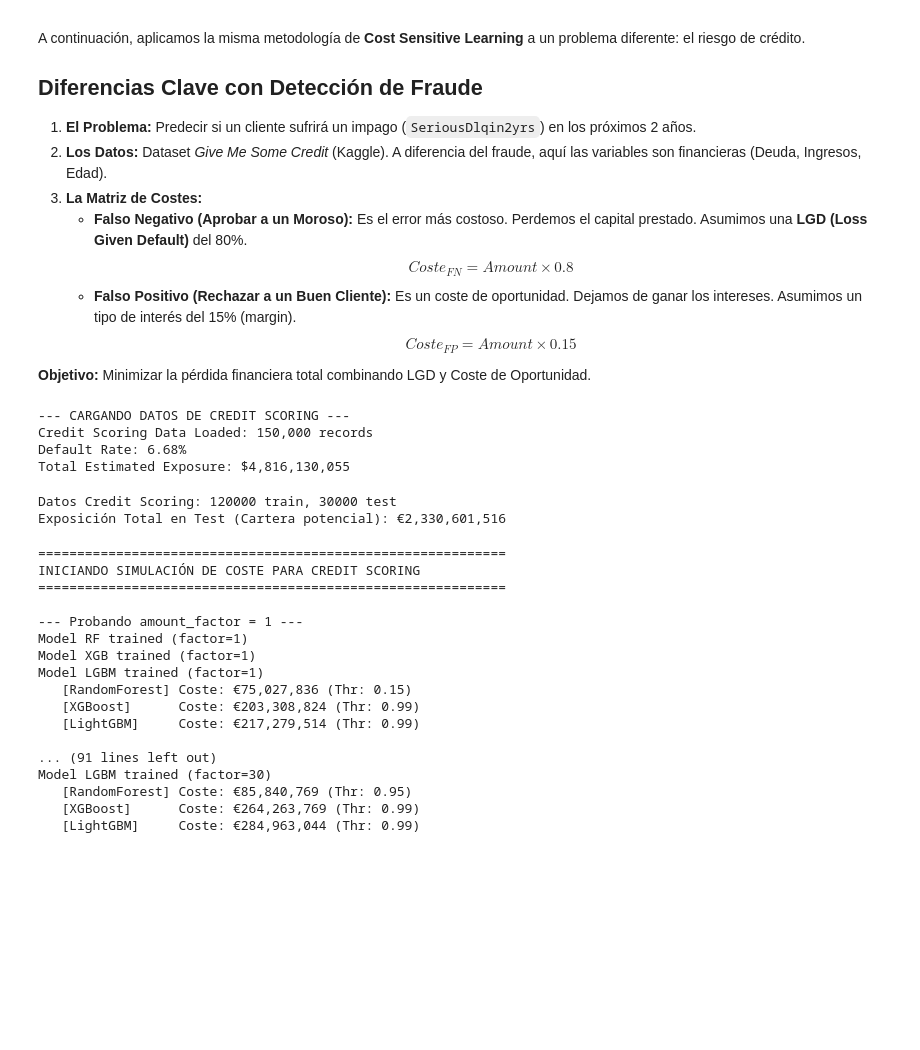
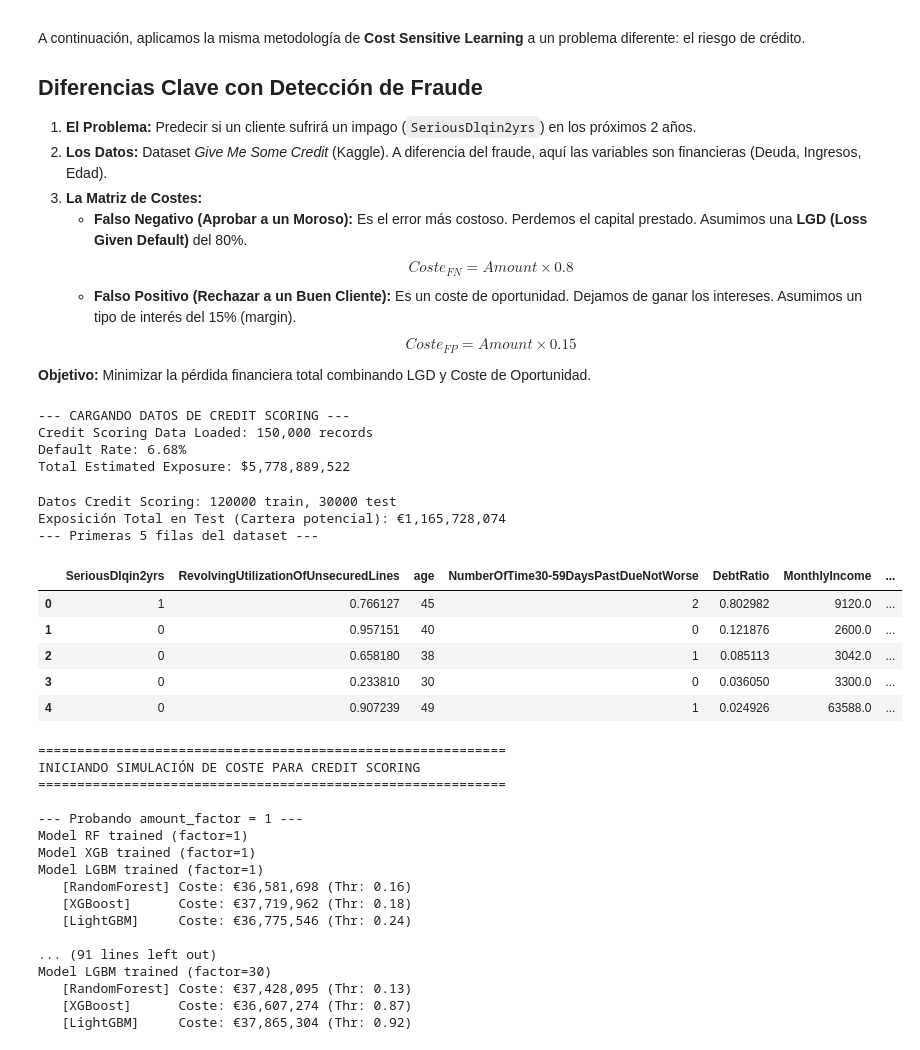
Before and after one commit to AlejandroJB18/tfg_info_deteccion_fraude, a Jupyter notebook: notebooks/analisis_financiero.ipynb, the cells around one changed output. Saved outputs shown, nothing was run; the diff lists cells and outputs as text; code cells hidden in the pictures; blank space fills up the shorter version.

```diff
--- a/notebooks/analisis_financiero.ipynb
+++ b/notebooks/analisis_financiero.ipynb
@@ -320,47 +293,40 @@ A continuación, aplicamos la misma metodología de **Cost Sensitive Learning**
 
 **Objetivo:** Minimizar la pérdida financiera total combinando LGD y Coste de Oportunidad.
 # %%
-# ==========================================
-# PARTE 2: CREDIT SCORING (Give Me Some Credit)
-# ==========================================
-
-from src.load_data import load_credit_scoring_data
-
-# 1. Cargar y Preparar Datos
 print("\n--- CARGANDO DATOS DE CREDIT SCORING ---")
 df_cs, X_cs, y_cs = load_credit_scoring_data('../data/cs-training.csv')
+
+loan_amounts = X_cs['Amount']
 # %% [output]
 --- CARGANDO DATOS DE CREDIT SCORING ---
 Credit Scoring Data Loaded: 150,000 records
 Default Rate: 6.68%
-Total Estimated Exposure: $4,816,130,055
+Total Estimated Exposure: $5,778,889,522
-# %%
-# 2. Simular 'Monto del Préstamo' (Loan Amount)
-# Asumimos una política conservadora: Préstamo = 12 meses de sueldo (o la mediana si es nulo)
-median_income = X_cs['MonthlyIncome'].median()
-# Llenamos nulos solo para el cálculo del monto (el modelo manejará nulos aparte si es necesario)
-incomes = X_cs['MonthlyIncome'].fillna(median_income)
-loan_amounts = incomes * 12
 # %%
 # 3. Split Train/Test (Llevándonos el monto simulado)
 # Es vital usar los mismos índices para X, y, y loan_amounts
 X_train_cs, X_test_cs, y_train_cs, y_test_cs, amt_train_cs, amt_test_cs = train_test_split(
     X_cs, y_cs, loan_amounts, test_size=0.2, stratify=y_cs, random_state=42
 )
 
 print(f"Datos Credit Scoring: {len(X_train_cs)} train, {len(X_test_cs)} test")
 print(f"Exposición Total en Test (Cartera potencial): €{amt_test_cs.sum():,.0f}")
 
-# Escenario de Negocio para la Evaluación
-SCENARIO_LGD = 0.80       # Si impagan, perdemos el 80% del capital
-SCENARIO_INTEREST = 0.15  # Si pagan, ganamos un 15% de intereses
+# Mostramos las primeras 5 filas para verificar que se cargó bien
+print("--- Primeras 5 filas del dataset ---")
+display(df_cs.head())
 # %% [output]
 Datos Credit Scoring: 120000 train, 30000 test
-Exposición Total en Test (Cartera potencial): €2,330,601,516
+Exposición Total en Test (Cartera potencial): €1,165,728,074
+--- Primeras 5 filas del dataset ---
+|  | SeriousDlqin2yrs | RevolvingUtilizationOfUnsecuredLines | age | NumberOfTime30-59DaysPastDueNotWorse | DebtRatio | MonthlyIncome | ... |
+| 0 | 1 | 0.766127 | 45 | 2 | 0.802982 | 9120.0 | ... |
+| 1 | 0 | 0.957151 | 40 | 0 | 0.121876 | 2600.0 | ... |
+| 2 | 0 | 0.658180 | 38 | 1 | 0.085113 | 3042.0 | ... |
+| 3 | 0 | 0.233810 | 30 | 0 | 0.036050 | 3300.0 | ... |
+| 4 | 0 | 0.907239 | 49 | 1 | 0.024926 | 63588.0 | ... |
 # %%
-# --- 3. EXPERIMENTO: COMPARATIVA DE MODELOS Y FACTORES ---
-from src.evaluate import best_threshold_credit
-
+modelos_lista = ['rf', 'xgb', 'lgbm']
 
 # Factores de penalización a probar (cuánto peso damos a los importes altos en el entrenamiento)
 # En Credit Scoring el desbalance es menor que en fraude, así que probamos un rango más corto.
@@ -393,9 +359,9 @@ for f in cs_factors:
     lgbm_prob = lgbm.predict_proba(X_test_cs)[:, 1]
 
     # 3. Evaluar financieramente (usando la nueva función de coste de crédito)
-    rf_thr, rf_cost = best_threshold_credit(y_test_cs, rf_prob, amt_test_cs, LGD=SCENARIO_LGD, interest_rate=SCENARIO_INTEREST)
-    xgb_thr, xgb_cost = best_threshold_credit(y_test_cs, xgb_prob, amt_test_cs, LGD=SCENARIO_LGD, interest_rate=SCENARIO_INTEREST)
-    lgbm_thr, lgbm_cost = best_threshold_credit(y_test_cs, lgbm_prob, amt_test_cs, LGD=SCENARIO_LGD, interest_rate=SCENARIO_INTEREST)
+    rf_thr, rf_cost = best_threshold_credit(y_test_cs, rf_prob, amt_test_cs, )
+    xgb_thr, xgb_cost = best_threshold_credit(y_test_cs, xgb_prob, amt_test_cs)
+    lgbm_thr, lgbm_cost = best_threshold_credit(y_test_cs, lgbm_prob, amt_test_cs)
 
     # 4. Guardar resultados
     results['rf']['costs'].append(rf_cost)
@@ -418,15 +384,15 @@ INICIANDO SIMULACIÓN DE COSTE PARA CREDIT SCORING
 Model RF trained (factor=1)
 Model XGB trained (factor=1)
 Model LGBM trained (factor=1)
-   [RandomForest] Coste: €75,027,836 (Thr: 0.15)
-   [XGBoost]      Coste: €203,308,824 (Thr: 0.99)
-   [LightGBM]     Coste: €217,279,514 (Thr: 0.99)
+   [RandomForest] Coste: €36,581,698 (Thr: 0.16)
+   [XGBoost]      Coste: €37,719,962 (Thr: 0.18)
+   [LightGBM]     Coste: €36,775,546 (Thr: 0.24)
 
 ... (91 lines left out)
 Model LGBM trained (factor=30)
-   [RandomForest] Coste: €85,840,769 (Thr: 0.95)
-   [XGBoost]      Coste: €264,263,769 (Thr: 0.99)
-   [LightGBM]     Coste: €284,963,044 (Thr: 0.99)
+   [RandomForest] Coste: €37,428,095 (Thr: 0.13)
+   [XGBoost]      Coste: €36,607,274 (Thr: 0.87)
+   [LightGBM]     Coste: €37,865,304 (Thr: 0.92)
 # %%
 # --- 4. SELECCIÓN DEL MEJOR MODELO ---
 
```
Also changed, not shown: parts of 15 cells of this notebook, 23 other files.
